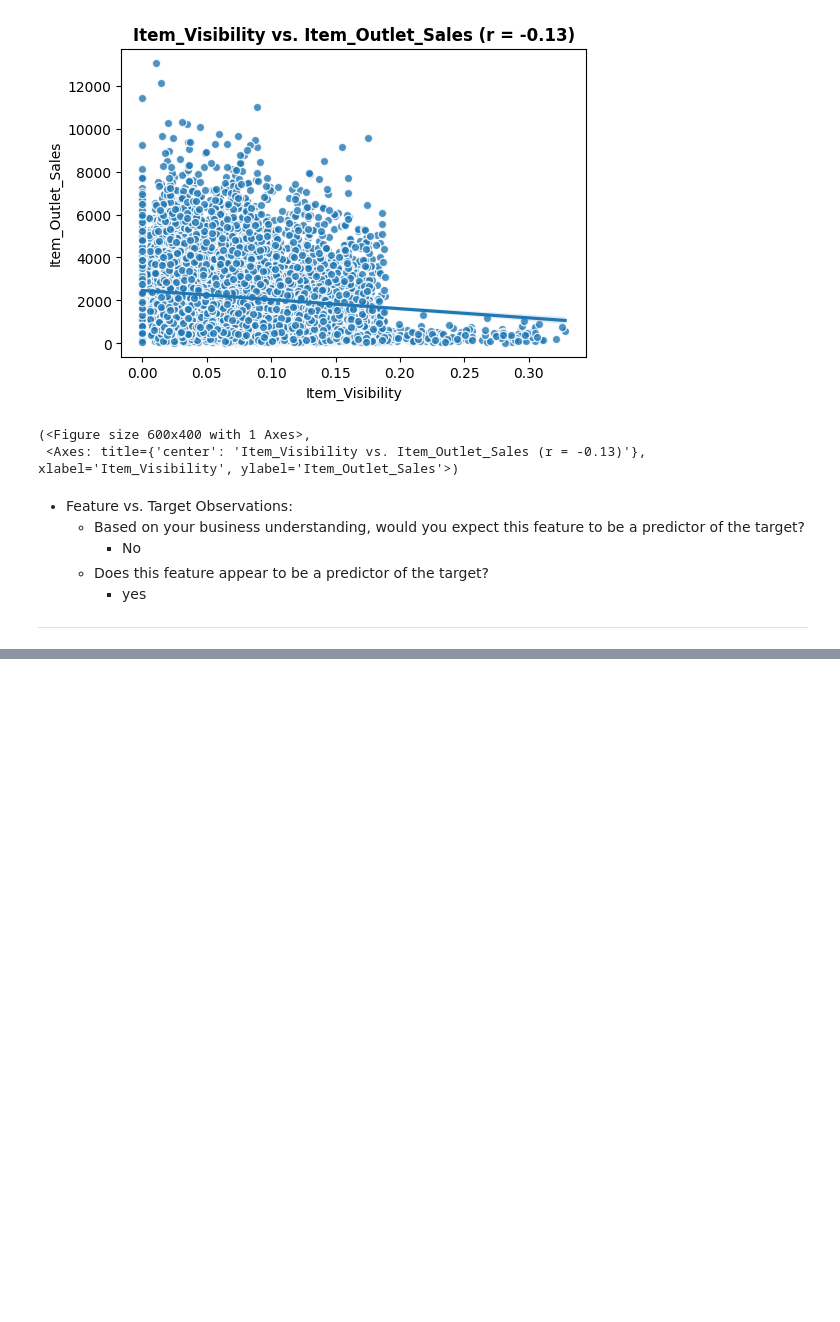
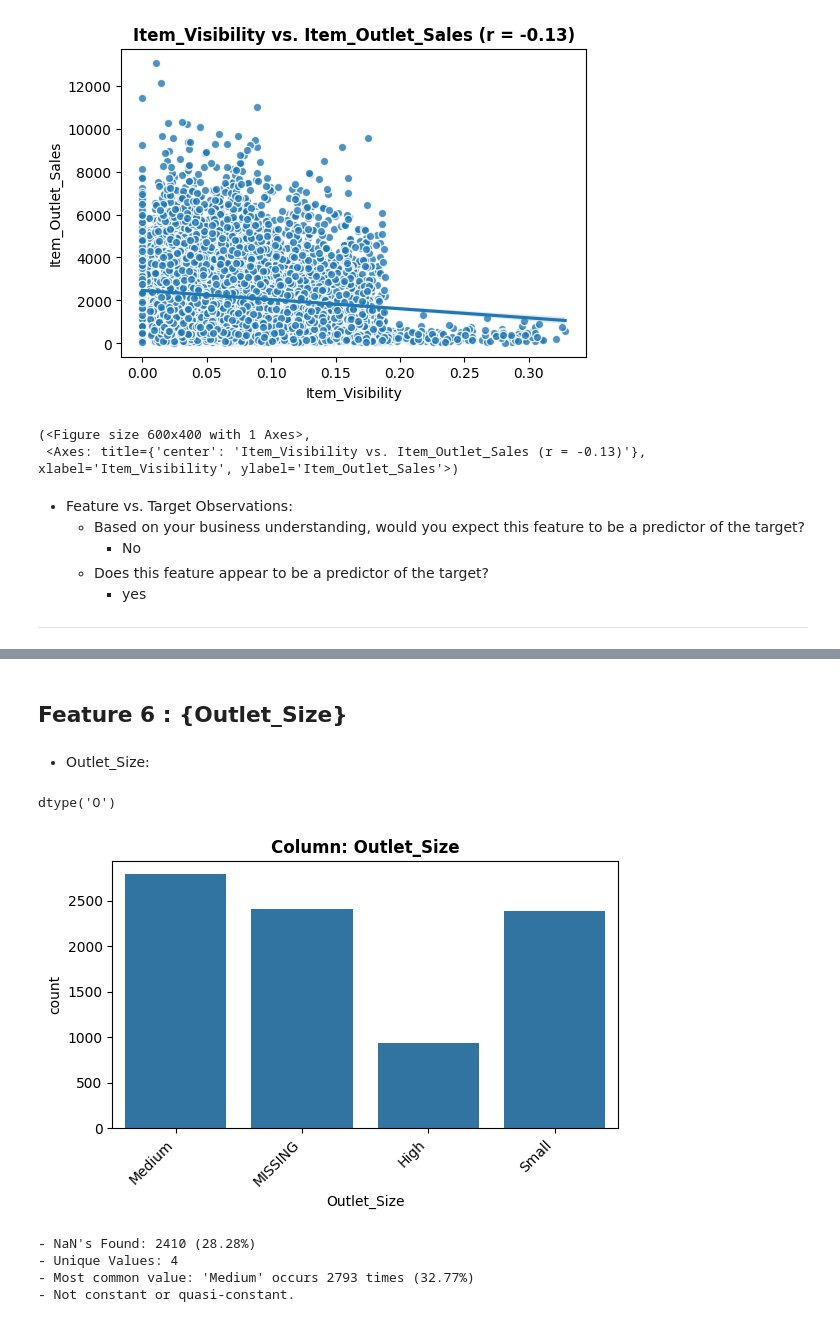
Before and after one commit to abeeraz379/Prediction-of-Product-sales, a Jupyter notebook: prediction of product sales.ipynb, the cells around one changed output, grey strips where cells are left out. Cells and saved outputs as stored; diff of their text form; code cells hidden in the pictures; blank space fills up the shorter version.

```diff
--- a/prediction of product sales.ipynb
+++ b/prediction of product sales.ipynb
@@ -369,7 +369,7 @@ def explore_categorical(df, x, fillna = True, placeholder = 'MISSING',
   # Plotting a count plot
   sns.countplot(data=temp_df, x=x, ax=ax, order=order)
   # Rotate Tick Labels for long names
-  ax.set_xticklabels(ax.get_xticklabels(), rotation=45, ha='right')
+  plt.setp(ax.get_xticklabels(), rotation=45, ha='right')
   # Add a title with the feature name included
   ax.set_title(f"Column: {x}", fontweight='bold')
 
@@ -756,0 +811,19 @@ ___
+# %% [markdown]
+## Feature 6 : {Outlet_Size}
+# %% [markdown]
+- Outlet_Size:
+# %%
+# Confirming the dtype to select correct EDA function
+feature='Outlet_Size'
+new_df[feature].dtype
+# %% [output]
+dtype('O')
+# %%
+# run the appropriate explore function (based on feature's dtype)
+explore_categorical(new_df,feature);
+# %% [output]
+[figure, added]
+- NaN's Found: 2410 (28.28%)
+- Unique Values: 4
+- Most common value: 'Medium' occurs 2793 times (32.77%)
+- Not constant or quasi-constant.
```
Also changed, not shown: parts of 39 cells of this notebook.
